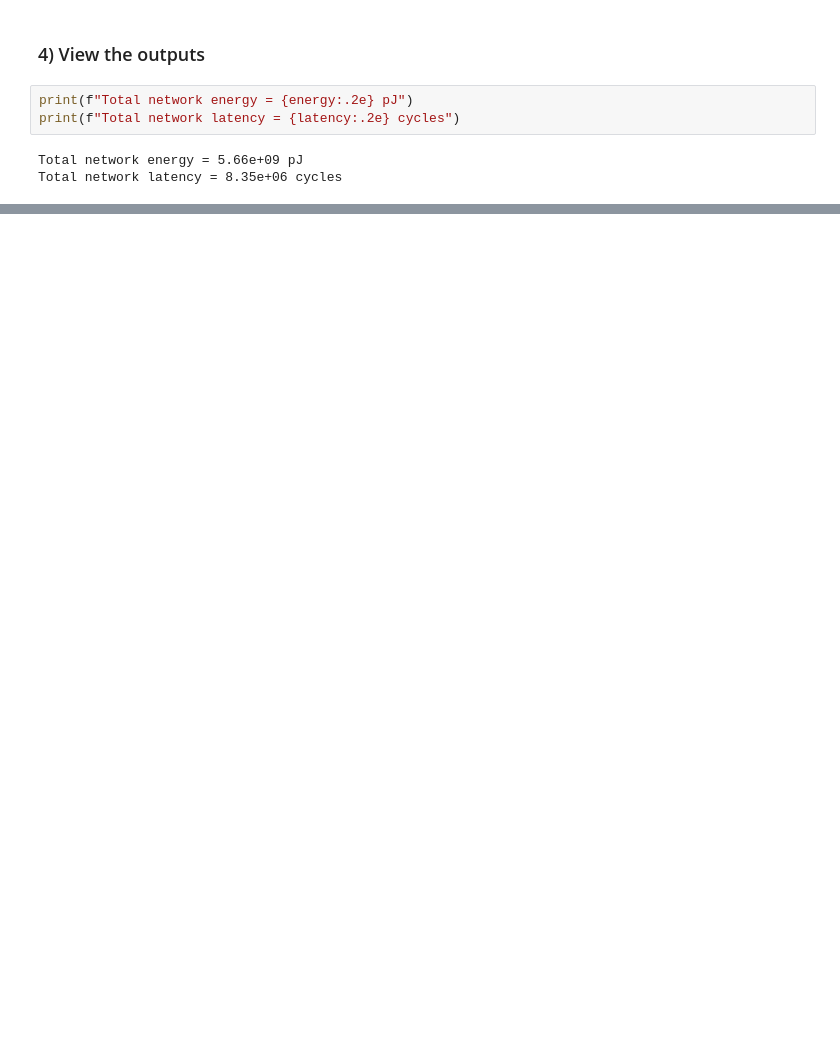
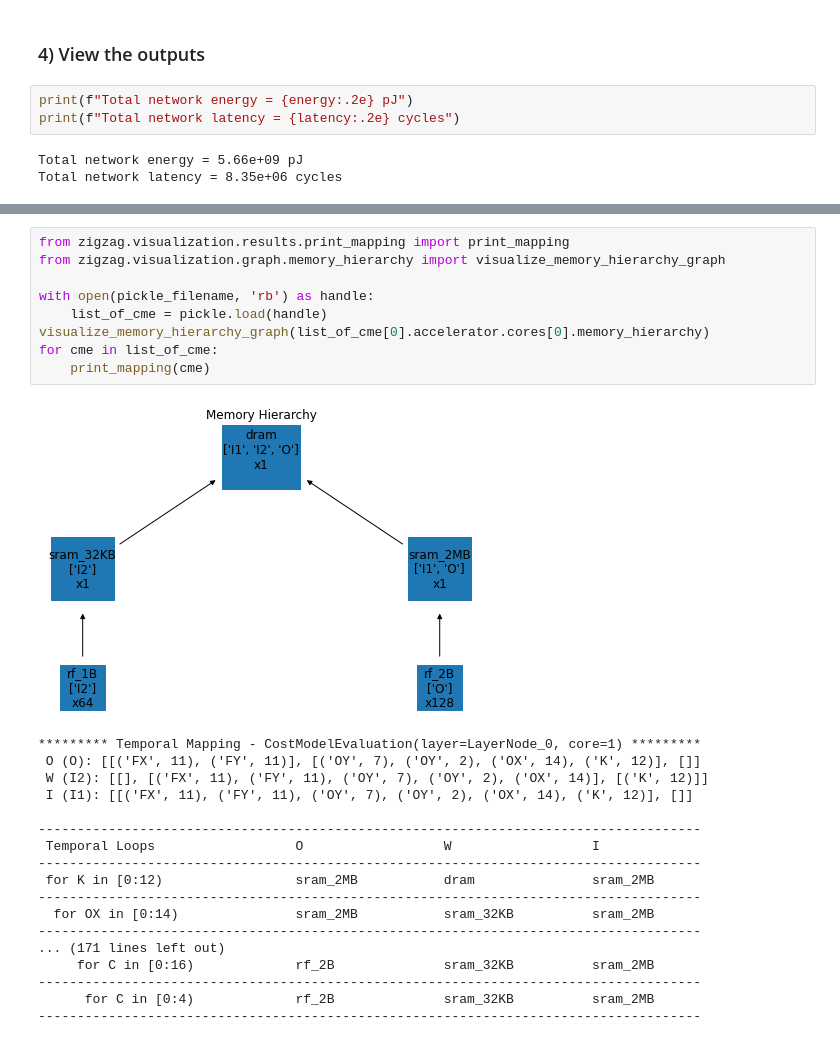
Before and after one commit to KULeuven-MICAS/zigzag-demo, a Jupyter notebook: Demo1.ipynb, the cells around one changed output, grey strips where cells are left out. Drawn from its saved outputs; the diff is of its cells as text; blank space fills up the shorter version.

```diff
--- a/Demo1.ipynb
+++ b/Demo1.ipynb
@@ -108,0 +121,28 @@ Different aspects impact the latency. The spatial under-utilization of the array
+# %%
+from zigzag.visualization.results.print_mapping import print_mapping
+from zigzag.visualization.graph.memory_hierarchy import visualize_memory_hierarchy_graph
+
+with open(pickle_filename, 'rb') as handle:
+    list_of_cme = pickle.load(handle)
+visualize_memory_hierarchy_graph(list_of_cme[0].accelerator.cores[0].memory_hierarchy)
+for cme in list_of_cme:
+    print_mapping(cme)
+# %% [output]
+[figure, added]
+********* Temporal Mapping - CostModelEvaluation(layer=LayerNode_0, core=1) *********
+ O (O): [[('FX', 11), ('FY', 11)], [('OY', 7), ('OY', 2), ('OX', 14), ('K', 12)], []]
+ W (I2): [[], [('FX', 11), ('FY', 11), ('OY', 7), ('OY', 2), ('OX', 14)], [('K', 12)]]
+ I (I1): [[('FX', 11), ('FY', 11), ('OY', 7), ('OY', 2), ('OX', 14), ('K', 12)], []]
+
+-------------------------------------------------------------------------------------
+ Temporal Loops                  O                  W                  I
+-------------------------------------------------------------------------------------
+ for K in [0:12)                 sram_2MB           dram               sram_2MB
+-------------------------------------------------------------------------------------
+  for OX in [0:14)               sram_2MB           sram_32KB          sram_2MB
+-------------------------------------------------------------------------------------
+... (171 lines left out)
+     for C in [0:16)             rf_2B              sram_32KB          sram_2MB
+-------------------------------------------------------------------------------------
+      for C in [0:4)             rf_2B              sram_32KB          sram_2MB
+-------------------------------------------------------------------------------------
```
Also changed, not shown: parts of 6 cells of this notebook, 1 other file.
